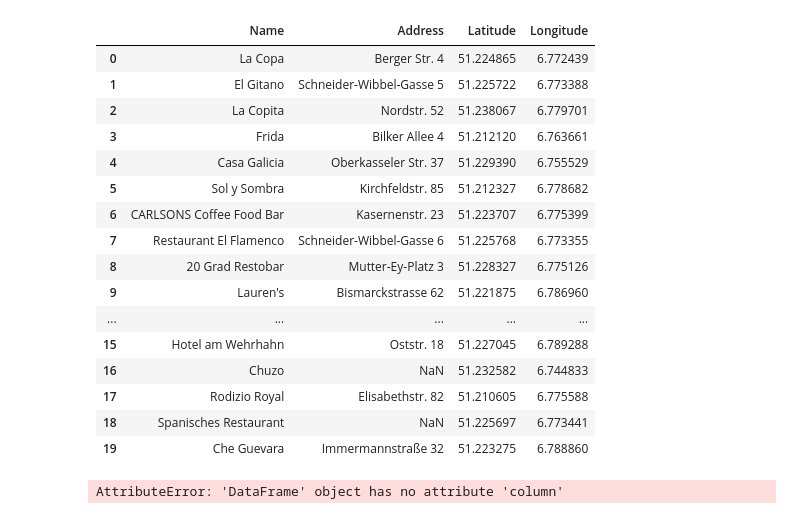
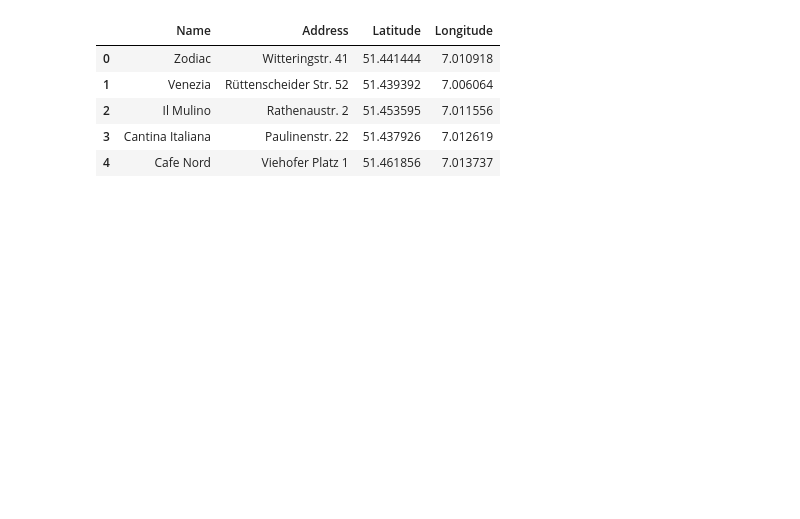
Before and after one commit to iamfredo/Data-Science-Capstone, a Jupyter notebook: Battle of the Neighborhoods - Own Project/Battle of the Neighbourhoods - Own Project.ipynb, the cells around one changed output. Cells and saved outputs as stored; diff of their text form; code cells hidden in the pictures; blank space fills up the shorter version.

```diff
--- a/Battle of the Neighborhoods - Own Project/Battle of the Neighbourhoods - Own Project.ipynb
+++ b/Battle of the Neighborhoods - Own Project/Battle of the Neighbourhoods - Own Project.ipynb
@@ -21 +74,6 @@ request_params = {
 }
+# %%
+url = 'https://api.foursquare.com/v2/venues/explore'
+
+resp = requests.get(url=url, params=request_params_pizza_dus)
+data = json.loads(resp.text)
@@ -21,0 +146,15 @@ request_params = {
+# %%
+request_params_college_dus = {
+    "client_id": CLIENT_ID,
+    "client_secret": CLIENT_SECRET,
+    "v": VERSION,
+    "categoryId": "4d4b7105d754a06372d81259",     # categoryId is for Colleges and University
+    "near": "Düsseldorf",
+    "radius": 4000,
+    "limit": 100
+}
+# %%
+url = 'https://api.foursquare.com/v2/venues/explore'
+
+resp = requests.get(url=url, params=request_params_college_dus)
+data = json.loads(resp.text)
@@ -22,3 +194,17 @@ request_params = {
+# %%
+request_params = {
+    "client_id": CLIENT_ID,
+    "client_secret": CLIENT_SECRET,
+    "v": VERSION,
+    "categoryId": "4bf58dd8d48988d1ca941735",        # categoryId is for Pizza Places
+    "near": "Essen",
+    "radius": 4000,
+    "limit": 100
+}
+
+url = 'https://api.foursquare.com/v2/venues/explore'
+resp = requests.get(url=url, params=request_params)
+data = json.loads(resp.text)
 # %%
 url = 'https://api.foursquare.com/v2/venues/explore'
 
@@ -50,29 +223,18 @@ d
 # %%
+# Choose relevant columns
 df = d[["venue.name", "venue.location.address", "venue.location.lat", "venue.location.lng"]]
-tapas_bars = df.rename(columns={"venue.name": "Name", "venue.location.address": "Address", "venue.location.lat": "Latitude", "venue.location.lng": "Longitude"})
-tapas_bars
+
+# Rename columns
+pizza_places_essen = df.rename(columns={"venue.name": "Name", "venue.location.address": "Address", "venue.location.lat": "Latitude", "venue.location.lng": "Longitude"})
+
+# Remove entries if data==NaN and reset index
+pizza_places_essen.reset_index(drop=True)
+pizza_places_essen.head()
 # %% [output]
 |  | Name | Address | Latitude | Longitude |
-| 0 | La Copa | Berger Str. 4 | 51.224865 | 6.772439 |
-| 1 | El Gitano | Schneider-Wibbel-Gasse 5 | 51.225722 | 6.773388 |
-| 2 | La Copita | Nordstr. 52 | 51.238067 | 6.779701 |
-| 3 | Frida | Bilker Allee 4 | 51.212120 | 6.763661 |
-| 4 | Casa Galicia | Oberkasseler Str. 37 | 51.229390 | 6.755529 |
-| 5 | Sol y Sombra | Kirchfeldstr. 85 | 51.212327 | 6.778682 |
-| 6 | CARLSONS Coffee Food Bar | Kasernenstr. 23 | 51.223707 | 6.775399 |
-| 7 | Restaurant El Flamenco | Schneider-Wibbel-Gasse 6 | 51.225768 | 6.773355 |
-| 8 | 20 Grad Restobar | Mutter-Ey-Platz 3 | 51.228327 | 6.775126 |
-| 9 | Lauren's | Bismarckstrasse 62 | 51.221875 | 6.786960 |
-| ... | ... | ... | ... | ... |
-| 15 | Hotel am Wehrhahn | Oststr. 18 | 51.227045 | 6.789288 |
-| 16 | Chuzo | NaN | 51.232582 | 6.744833 |
-| 17 | Rodizio Royal | Elisabethstr. 82 | 51.210605 | 6.775588 |
-| 18 | Spanisches Restaurant | NaN | 51.225697 | 6.773441 |
-| 19 | Che Guevara | Immermannstraße 32 | 51.223275 | 6.788860 |
+| 0 | Zodiac | Witteringstr. 41 | 51.441444 | 7.010918 |
+| 1 | Venezia | Rüttenscheider Str. 52 | 51.439392 | 7.006064 |
+| 2 | Il Mulino | Rathenaustr. 2 | 51.453595 | 7.011556 |
+| 3 | Cantina Italiana | Paulinenstr. 22 | 51.437926 | 7.012619 |
+| 4 | Cafe Nord | Viehofer Platz 1 | 51.461856 | 7.013737 |
-# %%
-tapas_bars.dropna(0, inplace=True)
-#tapas_bars.reset_index()
-tapas_bars.column("Name")
-# %% [output]
-AttributeError: 'DataFrame' object has no attribute 'column'
 # %%
```
Also changed, not shown: parts of 25 cells of this notebook, 1 other file.
